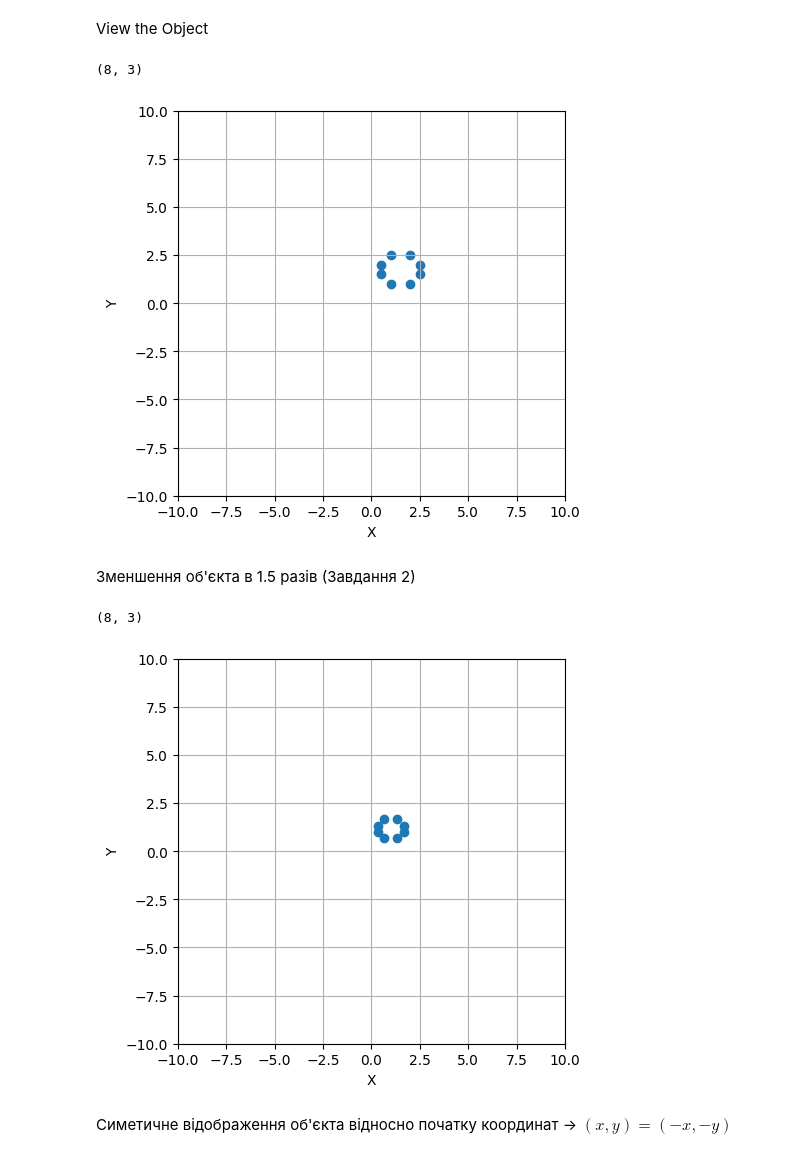
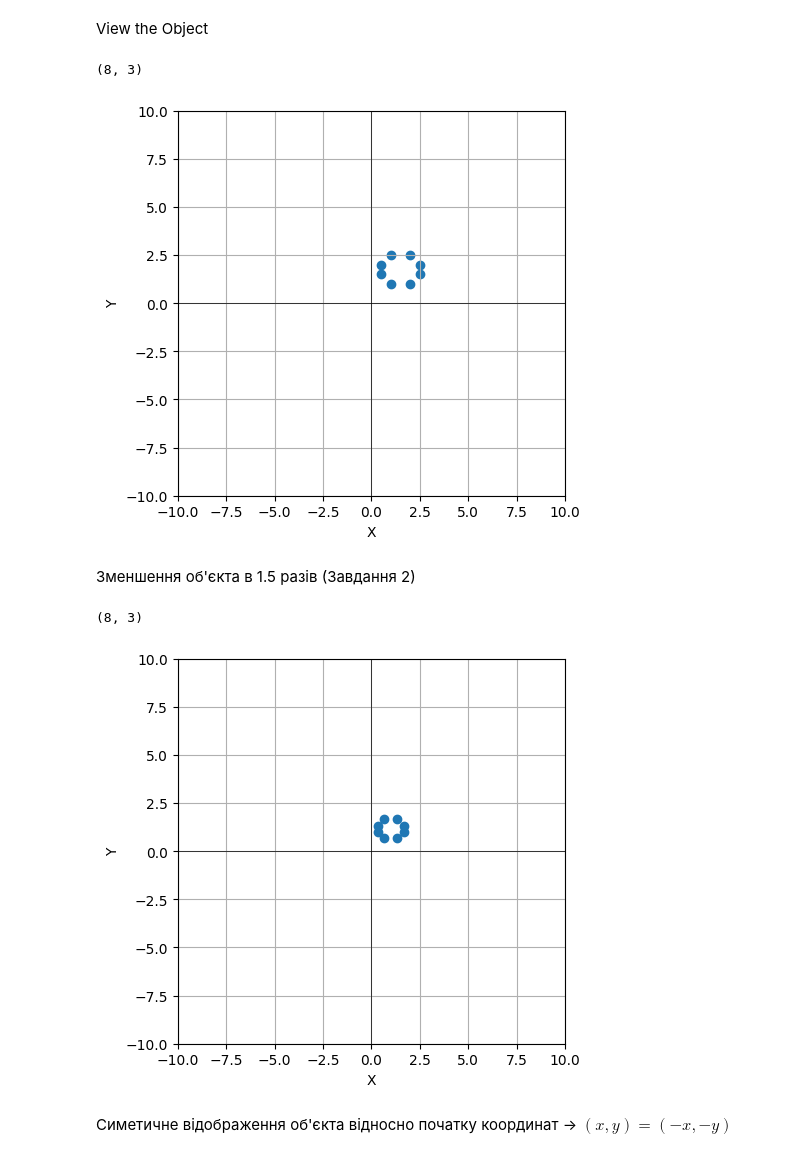
Before and after one commit to JavaConterry/Computer-Graphics, a Jupyter notebook: Lab1/Worksheet.ipynb, the cells around one changed output. Drawn from its saved outputs; the diff is of its cells as text; code cells hidden in the pictures.

Commit message:
minor visual fixes

```diff
--- a/Lab1/Worksheet.ipynb
+++ b/Lab1/Worksheet.ipynb
@@ -23,34 +23,35 @@ View the Object
 # %%
 GRAPH = None
 def plot_object(vertices):
     global GRAPH
     print(vertices.shape)
     if(vertices.shape[0]==3):
         vertices = vertices.T
     plt.figure(figsize=(5, 5))
     plt.xlim(-10.0, 10.0)
     plt.ylim(-10.0, 10.0)
     plt.grid(True)
     plt.xlabel('X')
     plt.ylabel('Y')
-
+    plt.axhline(0, color='black', linewidth=0.5)
+    plt.axvline(0, color='black', linewidth=0.5)
     GRAPH = plt.scatter(vertices[:, 0], vertices[:, 1])
 
 
     plt.show()
 
 plot_object(vertices)
 # %% [output]
 (8, 3)
-[figure, old version]
+[figure, new version]
 # %% [markdown]
 Зменшення об'єкта в 1.5 разів (Завдання 2)
 # %%
-vertices=vertices/1.5
-plot_object(vertices)
+scaled_vertices=vertices/1.5
+plot_object(scaled_vertices)
 # %% [output]
 (8, 3)
-[figure, old version]
+[figure, new version]
 # %% [markdown]
 Симетичне відображення об'єкта відносно початку координат -> $(x,y) = (-x,-y)$
 # %%
```
Also changed, not shown: parts of 7 cells of this notebook.
